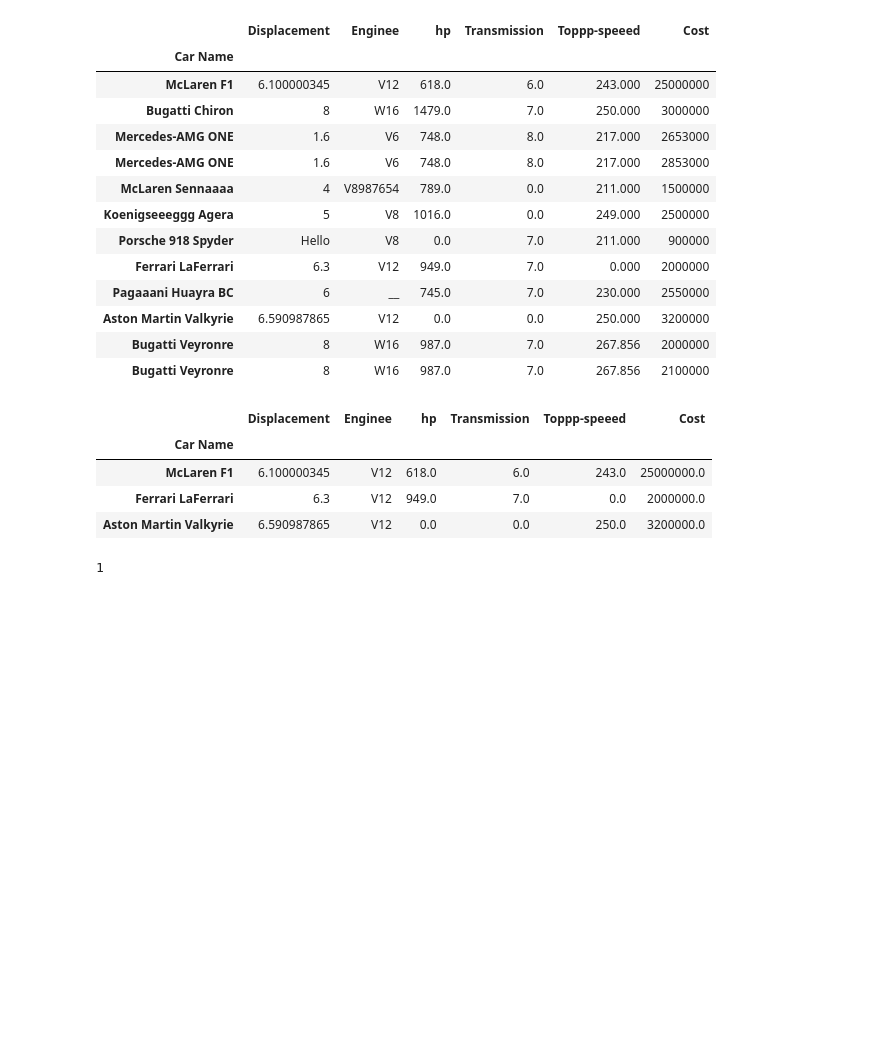
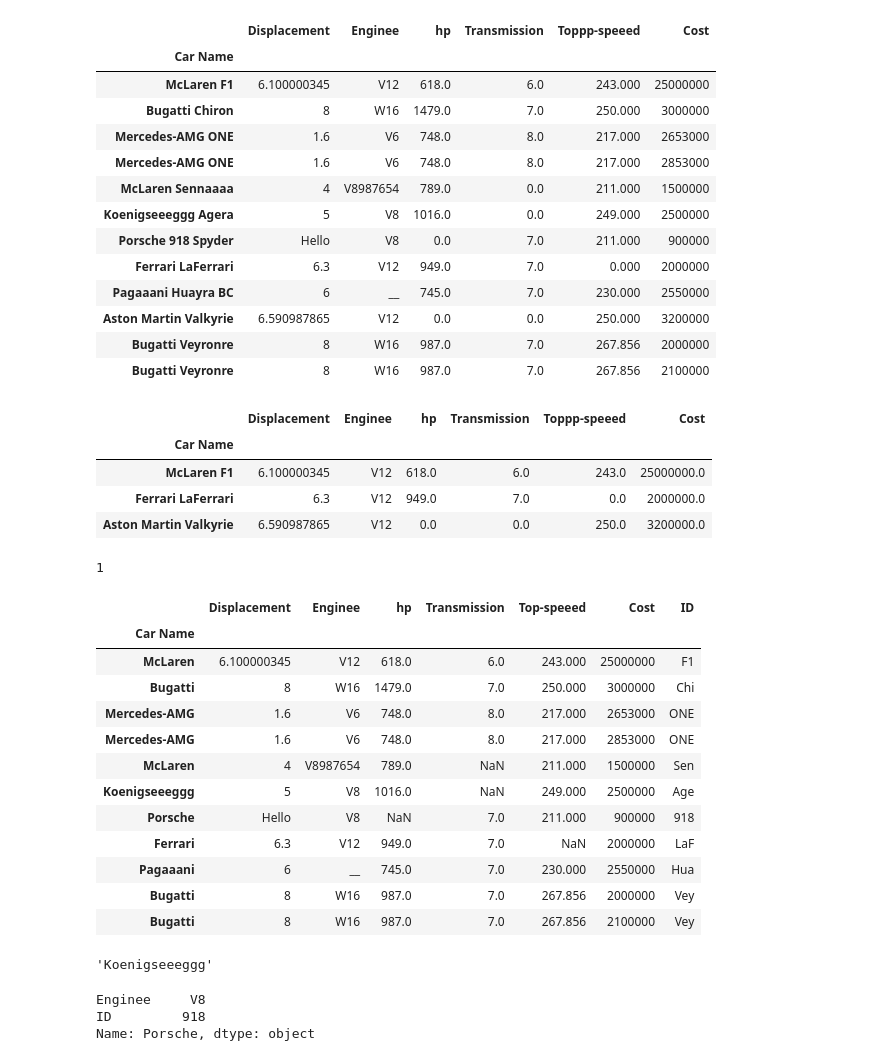
Before and after one commit to Dankrou/Automated_Data_Processing_and_Control_Systems, a Jupyter notebook: Lectures/1_Introduction_to_data_science.ipynb, the cells around one changed output. Drawn from its saved outputs; the diff is of its cells as text; code cells hidden in the pictures; blank space fills up the shorter version.

```diff
--- a/Lectures/1_Introduction_to_data_science.ipynb
+++ b/Lectures/1_Introduction_to_data_science.ipynb
@@ -631,3 +631,48 @@ enginee.head(None)
 len(df[(df['Enginee'] == 'V6') & (df['Cost'] > 2700000)])
 # %% [output]
 1
+# %%
+# Загрузить набор данных `Hyper_Cars_2019.csv`
+df = pd.read_csv(
+    'https://raw.githubusercontent.com/DmitryRyumin/Automated_Data_Processing_and_Control_Systems/master/CSV/Hyper_Cars_2019.csv',
+    index_col = 0, # Номер столбца который будет индексом
+    skiprows = 0 # Номер сроки которая будет заголовком
+)
+
+# Проход по всем заголовкам
+for col in df.columns:
+    if col[:5] == 'Toppp':
+        df.rename(columns = {col: 'Top' + col[5:]}, inplace = True)
+
+names_ids = df.index.str.split(' ') # Разбиение строк идексов по ' '
+
+df.index = names_ids.str[0] # Индексы в виде названия части марки машины
+df['ID'] = names_ids.str[1].str[:3] # ID машины
+
+df = df.drop('Aston') # Удалить строку
+
+df.head(None) # Отображение всех записей
+# %% [output]
+|  | Displacement | Enginee | hp | Transmission | Top-speeed | Cost | ID |
+| Car Name |  |  |  |  |  |  |  |
+| McLaren | 6.100000345 | V12 | 618.0 | 6.0 | 243.000 | 25000000 | F1 |
+| Bugatti | 8 | W16 | 1479.0 | 7.0 | 250.000 | 3000000 | Chi |
+| Mercedes-AMG | 1.6 | V6 | 748.0 | 8.0 | 217.000 | 2653000 | ONE |
+| Mercedes-AMG | 1.6 | V6 | 748.0 | 8.0 | 217.000 | 2853000 | ONE |
+| McLaren | 4 | V8987654 | 789.0 | NaN | 211.000 | 1500000 | Sen |
+| Koenigseeeggg | 5 | V8 | 1016.0 | NaN | 249.000 | 2500000 | Age |
+| Porsche | Hello | V8 | NaN | 7.0 | 211.000 | 900000 | 918 |
+| Ferrari | 6.3 | V12 | 949.0 | 7.0 | NaN | 2000000 | LaF |
+| Pagaaani | 6 | __ | 745.0 | 7.0 | 230.000 | 2550000 | Hua |
+| Bugatti | 8 | W16 | 987.0 | 7.0 | 267.856 | 2000000 | Vey |
+| Bugatti | 8 | W16 | 987.0 | 7.0 | 267.856 | 2100000 | Vey |
+# %%
+df.iloc[5].name
+# %% [output]
+'Koenigseeeggg'
+# %%
+df.iloc[6].loc[['Enginee', 'ID']]
+# %% [output]
+Enginee     V8
+ID         918
+Name: Porsche, dtype: object
```
Also changed, not shown: parts of 6 cells of this notebook.
